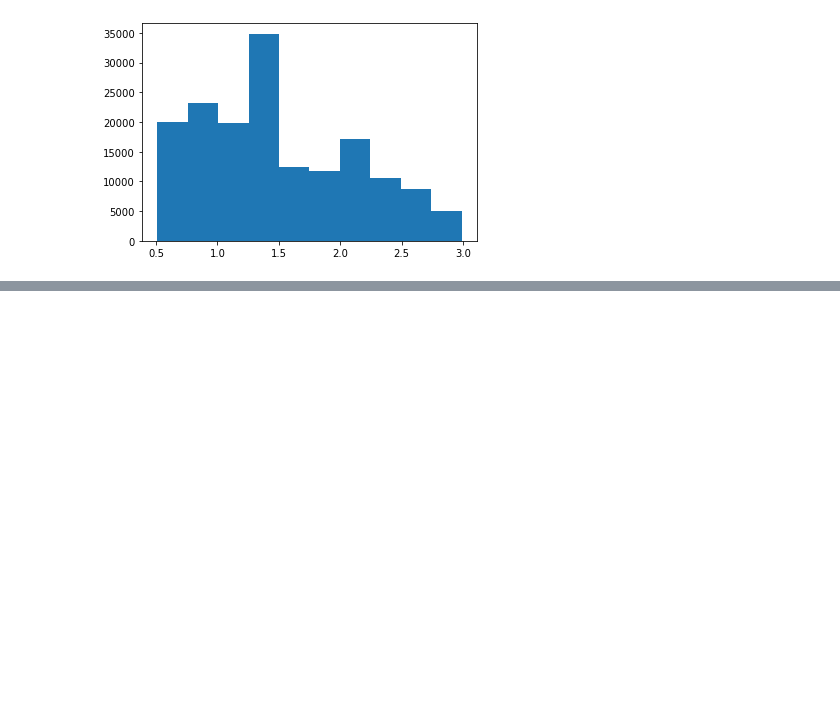
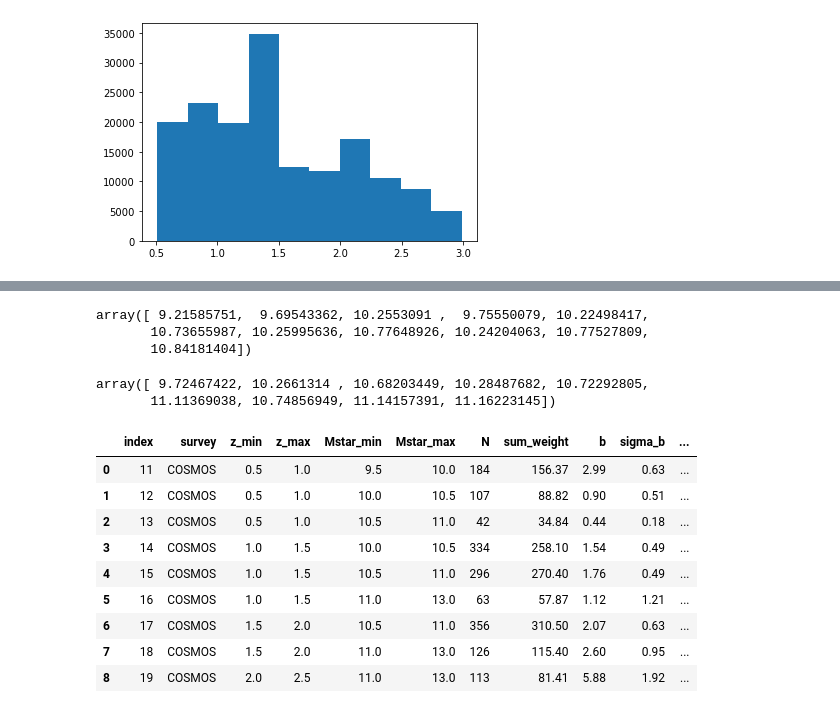
Before and after one commit to harcel/PostStarBursts, a Jupyter notebook: Check_observational_results.ipynb, the cells around one changed output, grey strips where cells are left out. Drawn from its saved outputs; the diff is of its cells as text; code cells hidden in the pictures; blank space fills up the shorter version.

```diff
--- a/Check_observational_results.ipynb
+++ b/Check_observational_results.ipynb
@@ -19,10 +19,11 @@ wilkinson_data = '/data/astro/PSBs/PSBs_Wilkinson.csv'
 wilkinson = pd.read_csv(wilkinson_data)
 
 # Helpful "average" Mstar
-wilkinson['Mstar'] = (wilkinson.Mstar_max + wilkinson.Mstar_min)/2.
+# wilkinson['Mstar'] = (wilkinson.Mstar_max + wilkinson.Mstar_min)/2.
 # Seems this is done IT IS NOT!
-wilkinson['Mstar'] = wilkinson.Mstar_min + 0.25
+# wilkinson['Mstar'] = wilkinson.Mstar_min + 0.25
 
+# See below for derivation of Mean Mstar from catalogs
 
 wilkinson.head(20)
 # %% [output]
@@ -139,0 +142,57 @@ Name: 3, dtype: object
+# %%
+uds_w = wilkinson[wilkinson.survey == "UDS"]
+mstar_uds = np.zeros(len(uds_w))
+
+for il, line in uds_w.iterrows():
+    temp_mask = ((UDS_data['CHI_A'] < 30) &
+            (UDS_data['MASS_SC'] > line['Mstar_min']) &
+            (UDS_data['MASS_SC'] <= line['Mstar_max']) &
+            (UDS_data['CLASS'] == 5) &
+            (UDS_data['ZUSED'] > line['z_min']) &
+            (UDS_data['ZUSED'] <= line['z_max']) &
+            (UDS_data['WEIGHT'] > 0.2) &
+            (UDS_data['KMAG'] < 24.5))
+    if line['N'] != len(UDS_data[temp_mask]):
+        print('wooops...', line)
+
+    mstar_uds[il] = UDS_data[temp_mask]['MASS_SC'].mean()
+mstar_uds
+# %% [output]
+array([ 9.21585751,  9.69543362, 10.2553091 ,  9.75550079, 10.22498417,
+       10.73655987, 10.25995636, 10.77648926, 10.24204063, 10.77527809,
+       10.84181404])
+# %%
+cosmos_w = wilkinson[wilkinson.survey == "COSMOS"].reset_index()
+mstar_cosmos = np.zeros(len(cosmos_w))
+
+for il, line in cosmos_w.iterrows():
+    temp_mask = ((COSMOS_data['CHI2_BEST'] < 2.5) &
+            (COSMOS_data['WEIGHT'] > 0.2) &
+            (COSMOS_data['KMAG'] < 24.5) &
+            (COSMOS_data['CLASS'] == 5) &
+            (COSMOS_data['MASS_SC'] > line['Mstar_min']) &
+            (COSMOS_data['MASS_SC'] <= line['Mstar_max']) &
+            (COSMOS_data['ZUSED'] > line['z_min']) &
+            (COSMOS_data['ZUSED'] <= line['z_max'])
+            )
+    if line['N'] != len(COSMOS_data[temp_mask]):
+        print('wooops...', il, line['N'], len(COSMOS_data[temp_mask]))
+
+    mstar_cosmos[il] = COSMOS_data[temp_mask]['MASS_SC'].mean()
+mstar_cosmos
+# %% [output]
+array([ 9.72467422, 10.2661314 , 10.68203449, 10.28487682, 10.72292805,
+       11.11369038, 10.74856949, 11.14157391, 11.16223145])
+# %%
+cosmos_w
+# %% [output]
+|  | index | survey | z_min | z_max | Mstar_min | Mstar_max | N | sum_weight | b | sigma_b | ... |
+| 0 | 11 | COSMOS | 0.5 | 1.0 | 9.5 | 10.0 | 184 | 156.37 | 2.99 | 0.63 | ... |
+| 1 | 12 | COSMOS | 0.5 | 1.0 | 10.0 | 10.5 | 107 | 88.82 | 0.90 | 0.51 | ... |
+| 2 | 13 | COSMOS | 0.5 | 1.0 | 10.5 | 11.0 | 42 | 34.84 | 0.44 | 0.18 | ... |
+| 3 | 14 | COSMOS | 1.0 | 1.5 | 10.0 | 10.5 | 334 | 258.10 | 1.54 | 0.49 | ... |
+| 4 | 15 | COSMOS | 1.0 | 1.5 | 10.5 | 11.0 | 296 | 270.40 | 1.76 | 0.49 | ... |
+| 5 | 16 | COSMOS | 1.0 | 1.5 | 11.0 | 13.0 | 63 | 57.87 | 1.12 | 1.21 | ... |
+| 6 | 17 | COSMOS | 1.5 | 2.0 | 10.5 | 11.0 | 356 | 310.50 | 2.07 | 0.63 | ... |
+| 7 | 18 | COSMOS | 1.5 | 2.0 | 11.0 | 13.0 | 126 | 115.40 | 2.60 | 0.95 | ... |
+| 8 | 19 | COSMOS | 2.0 | 2.5 | 11.0 | 13.0 | 113 | 81.41 | 5.88 | 1.92 | ... |
```
Also changed, not shown: parts of 6 cells of this notebook, 2 other files.
